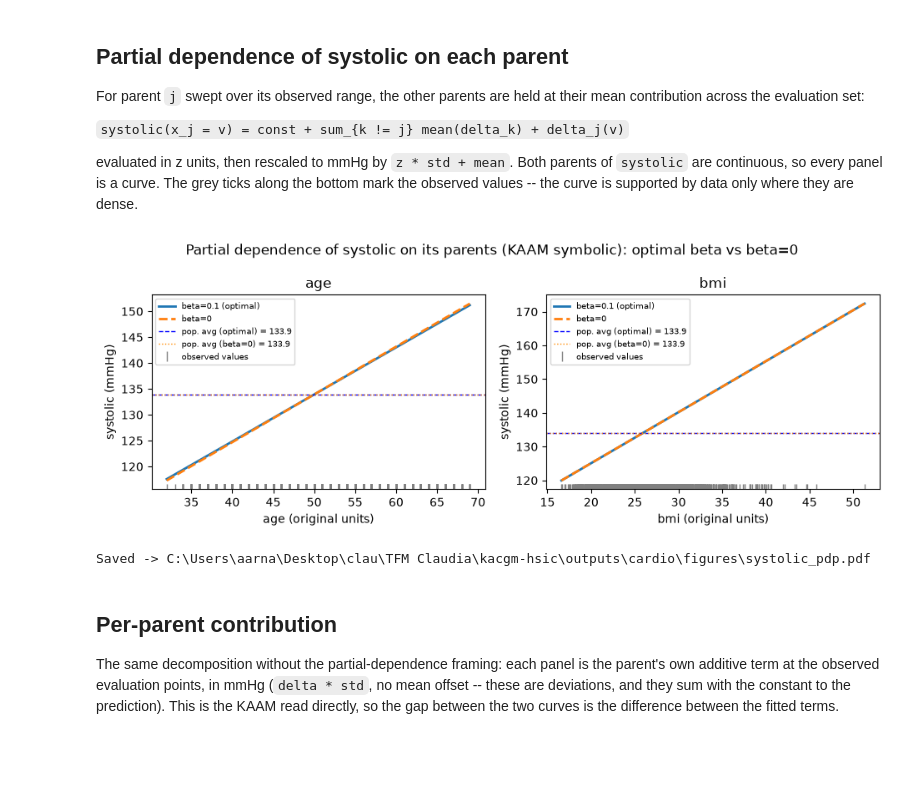
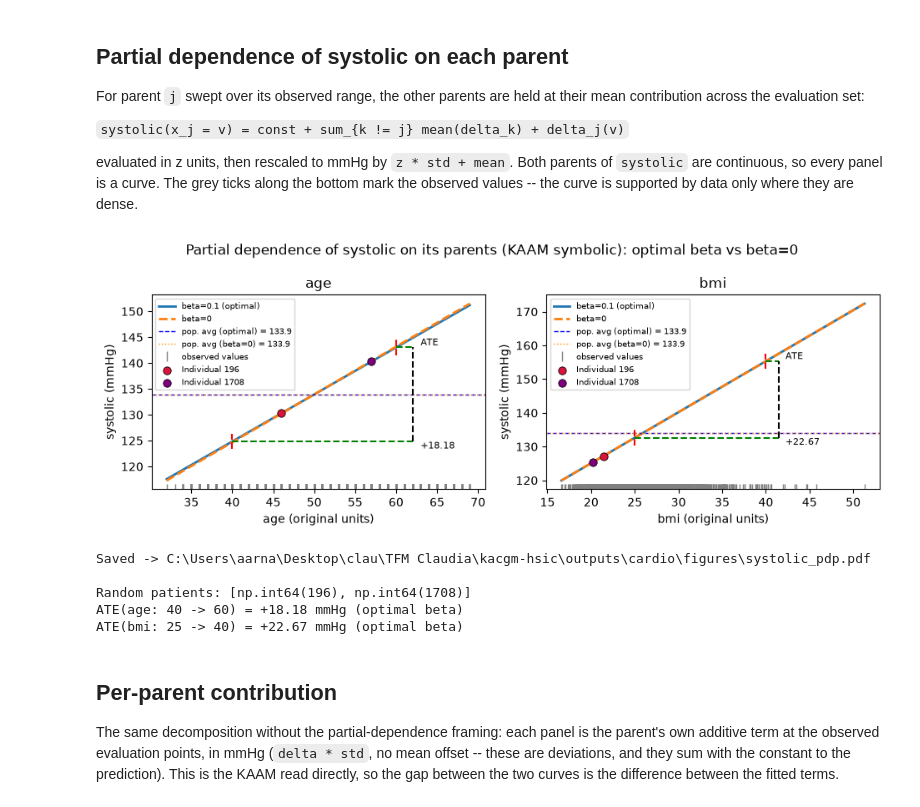
Before and after one commit to Claudia-Rodriguez2002/kacgm_hsic, a Jupyter notebook: notebooks/Experimento4 cardio/cardio_hsic_results_systolic.ipynb, the cells around one changed output. Saved outputs shown, nothing was run; the diff lists cells and outputs as text; code cells hidden in the pictures; blank space fills up the shorter version.

Commit message:
cardio hsic ate and individuals para PDP plots

```diff
--- a/notebooks/Experimento4 cardio/cardio_hsic_results_systolic.ipynb
+++ b/notebooks/Experimento4 cardio/cardio_hsic_results_systolic.ipynb
@@ -248,6 +248,13 @@ def denorm(var, values):
     return values * node_info[var]['std'] + node_info[var]['mean']
 
 
+def znorm(var, values):
+    """Inverse of denorm: original units -> the standardised units the formula expects."""
+    if node_info[var]['type'] != 'continuous':
+        return values
+    return (np.asarray(values, dtype=float) - node_info[var]['mean']) / node_info[var]['std']
+
+
 def to_mmhg(z_values):
     """The target is z-scored during training; put predictions back on the clinical scale."""
     return np.asarray(z_values, dtype=float) * TARGET_STD + TARGET_MEAN
@@ -258,6 +265,22 @@ baseline = const + mean_delta.sum()
 
 mean_delta_beta0 = delta_terms_beta0.mean(axis=0)
 baseline_beta0 = const_beta0 + mean_delta_beta0.sum()
+
+
+def optimal_curve_at(var, x_original):
+    """Optimal-beta partial-dependence value (mmHg) of systolic at one point, in original units."""
+    z = znorm(var, x_original)
+    return float(to_mmhg(baseline - mean_delta[var] + term_values(var, np.atleast_1d(z), formula, used))[0])
+
+
+# Two random patients, scattered on the optimal-beta curve -- same idea as the ischemia radar plot.
+PATIENT_SEED = 42
+rng = np.random.default_rng(PATIENT_SEED)
+patient_ids = rng.choice(len(factual_eval_d), size=2, replace=False)
+patient_colors = ['crimson', 'purple']
+
+# ATE annotated on the optimal-beta curve only, between these two points per parent.
+ATE_RANGES = {'age': (40, 60), 'bmi': (25, 40)}
 
 fig, axs = plt.subplots(1, len(x_cols), figsize=(4.8 * len(x_cols), 3.6), squeeze=False)
 
@@ -268,35 +291,72 @@ for i, var in enumerate(x_cols):
 
     # Swap this parent's mean contribution for its value on the grid.
     curve = to_mmhg(baseline - mean_delta[var] + term_values(var, grid, formula, used))
     curve_beta0 = to_mmhg(baseline_beta0 - mean_delta_beta0[var]
                           + term_values(var, grid, formula_beta0, used_beta0))
     x_plot = denorm(var, grid)
 
     ax.plot(x_plot, curve, color='tab:blue', lw=2, label=LABEL_OPT)
     ax.plot(x_plot, curve_beta0, color='tab:orange', lw=2, ls='--', label='beta=0')
     ax.axhline(to_mmhg(baseline), color='b', ls='--', lw=1,
                label=f'pop. avg (optimal) = {to_mmhg(baseline):.1f}')
     ax.axhline(to_mmhg(baseline_beta0), color='darkorange', ls=':', lw=1,
                label=f'pop. avg (beta=0) = {to_mmhg(baseline_beta0):.1f}')
 
     y_low, y_high = ax.get_ylim()
     ax.plot(denorm(var, observed), np.full(observed.shape, y_low), '|', color='gray', ms=8,
             label='observed values')
     ax.set_ylim(y_low, y_high)
 
     ax.set_xlabel(f'{var} (original units)')
     ax.set_ylabel('systolic (mmHg)')
     ax.set_title(var if (var in used and var in used_beta0) else f'{var}  [pruned from one formula]')
+
+    for pid, color in zip(patient_ids, patient_colors):
+        pid_z = factual_eval_d[var].to_numpy()[pid]
+        x_point = denorm(var, pid_z)
+        y_point = to_mmhg(baseline - mean_delta[var]
+                          + term_values(var, np.atleast_1d(pid_z), formula, used))[0]
+        ax.scatter(x_point, y_point, color=color, zorder=5, s=45, edgecolor='k', linewidths=0.6,
+                  label=f'Individual {pid}')
+
     ax.legend(fontsize=7)
+
+    if var in ATE_RANGES:
+        x_low, x_high = ATE_RANGES[var]
+        y_low_c = optimal_curve_at(var, x_low)
+        y_high_c = optimal_curve_at(var, x_high)
+        ate = y_high_c - y_low_c
+
+        cur_ylim = ax.get_ylim()
+        tick_h = 0.04 * (cur_ylim[1] - cur_ylim[0])
+        x_conn = x_high + 0.1 * (x_high - x_low)
+        text_dx = 0.05 * (x_high - x_low)
+
+        ax.plot([x_high, x_high], [y_high_c - tick_h, y_high_c + tick_h], color='r', linestyle='--')
+        ax.plot([x_low, x_low], [y_low_c - tick_h, y_low_c + tick_h], color='r', linestyle='--')
+        ax.plot([x_high, x_conn], [y_high_c, y_high_c], color='g', linestyle='--')
+        ax.plot([x_low, x_conn], [y_low_c, y_low_c], color='g', linestyle='--')
+        ax.plot([x_conn, x_conn], [y_low_c, y_high_c], color='k', linestyle='--')
+        ax.text(x_conn + text_dx, y_high_c, 'ATE', va='bottom', fontsize=8)
+        ax.text(x_conn + text_dx, y_low_c, f'{ate:+.2f}', va='top', fontsize=8)
 
 fig.suptitle('Partial dependence of systolic on its parents (KAAM symbolic): optimal beta vs beta=0')
 fig.tight_layout()
 fig.savefig(paths.figures / 'systolic_pdp.pdf', bbox_inches='tight')
 plt.show()
 print(f"Saved -> {paths.figures / 'systolic_pdp.pdf'}")
+
+print(f'\nRandom patients: {list(patient_ids)}')
+for var, (x_low, x_high) in ATE_RANGES.items():
+    ate = optimal_curve_at(var, x_high) - optimal_curve_at(var, x_low)
+    print(f'ATE({var}: {x_low} -> {x_high}) = {ate:+.2f} mmHg (optimal beta)')
 # %% [output]
-[figure, old version]
+[figure, new version]
 Saved -> C:\Users\aarna\Desktop\clau\TFM Claudia\kacgm-hsic\outputs\cardio\figures\systolic_pdp.pdf
+
+Random patients: [np.int64(196), np.int64(1708)]
+ATE(age: 40 -> 60) = +18.18 mmHg (optimal beta)
+ATE(bmi: 25 -> 40) = +22.67 mmHg (optimal beta)
 # %% [markdown]
 ## Per-parent contribution
 
```
